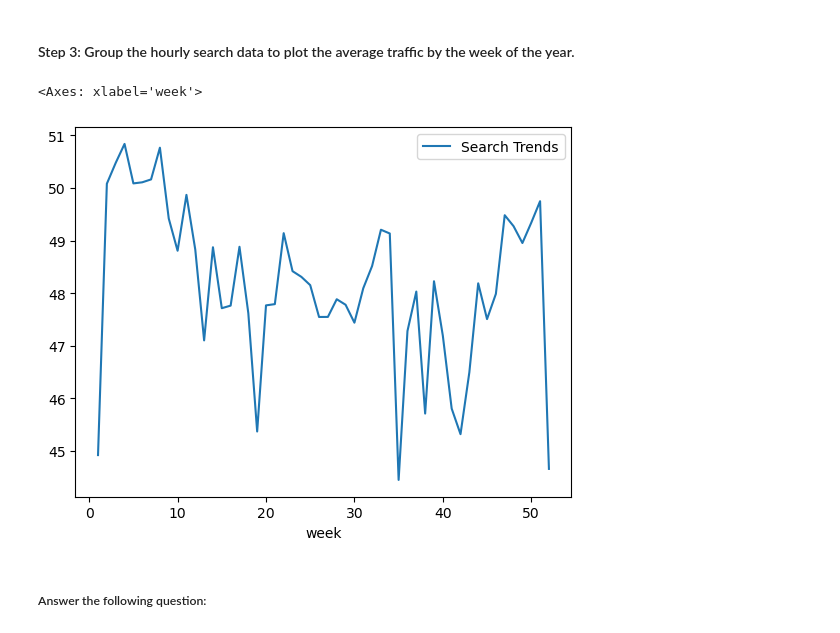
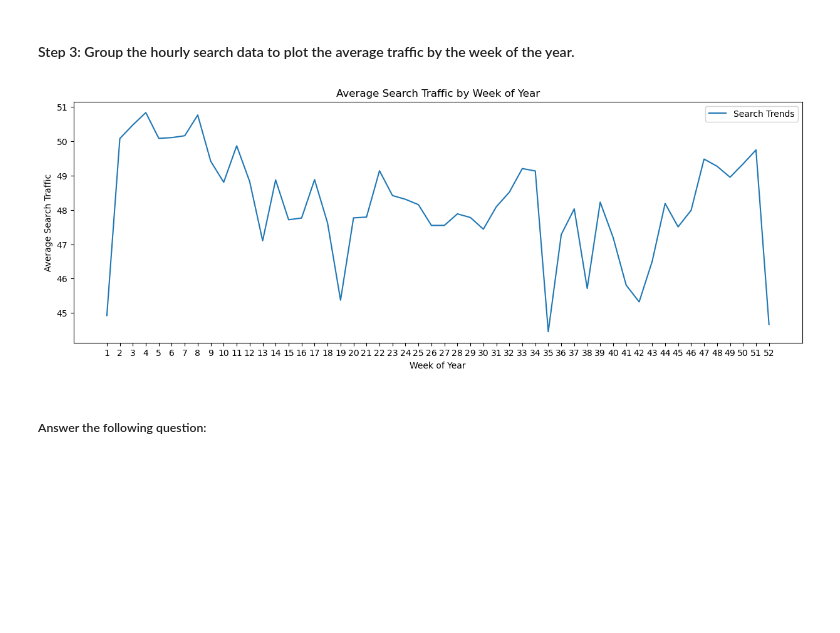
Before and after one commit to rune-encoder/prophet-challenge, a Jupyter notebook: forecasting_net_prophet.ipynb, the cells around one changed output. Drawn from its saved outputs; the diff is of its cells as text; code cells hidden in the pictures; blank space fills up the shorter version.

```diff
--- a/forecasting_net_prophet.ipynb
+++ b/forecasting_net_prophet.ipynb
@@ -178,12 +282,21 @@ df_mercado_trends.groupby(df_mercado_trends.index.isocalendar().day).mean().plot
 #### Step 3: Group the hourly search data to plot the average traffic by the week of the year.
 # %%
 # Group the hourly search data to plot the average traffic by the week of the year using `df.index.isocalendar().week`.
-df_mercado_trends.groupby(df_mercado_trends.index.isocalendar().week).mean().plot(
+weekly_avg_traffic = df_mercado_trends.groupby(df_mercado_trends.index.isocalendar().week).mean()
 
+ax = weekly_avg_traffic.plot(
+    title="Average Search Traffic by Week of Year",
+    xlabel="Week of Year",
+    ylabel="Average Search Traffic",
+    figsize=(15, 5),
 )
+
+weeks_labels = weekly_avg_traffic.index
+ax.set_xticks(weeks_labels)
+
+clear_output()
 # %% [output]
-<Axes: xlabel='week'>
-[figure, old version]
+[figure, new version]
 # %% [markdown]
 ##### Answer the following question:
 # %% [markdown]
```
Also changed, not shown: parts of 31 cells of this notebook.
